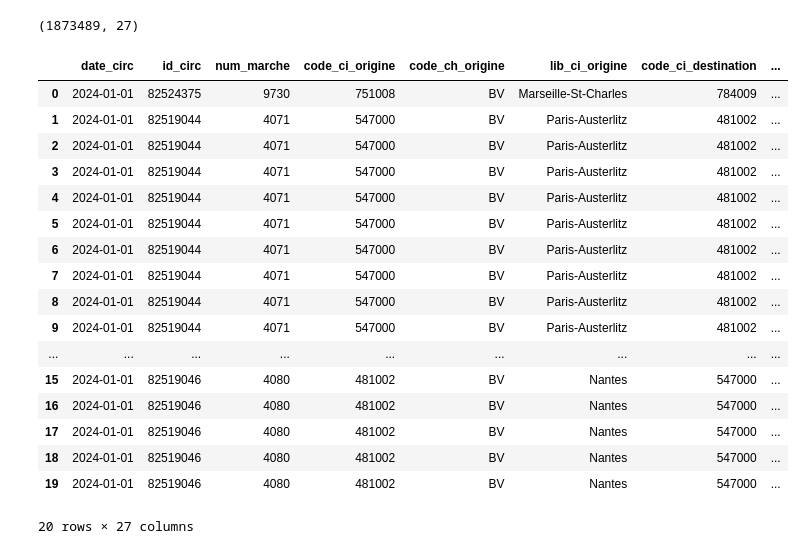
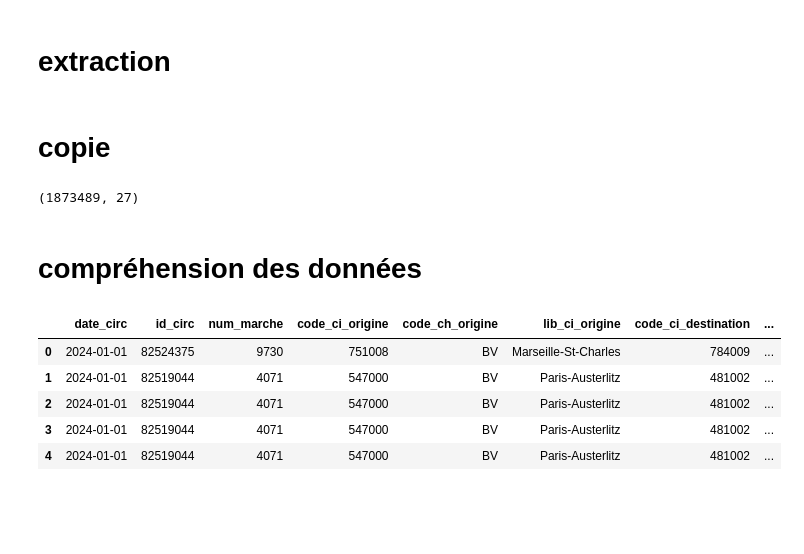
Before and after one commit to Gallien-e/analyse-retard-sncf, a Jupyter notebook: notebooks/1-ingestion.ipynb, the cells around one changed output. Saved outputs shown, nothing was run; the diff lists cells and outputs as text; code cells hidden in the pictures; blank space fills up the shorter version.

```diff
--- a/notebooks/1-ingestion.ipynb
+++ b/notebooks/1-ingestion.ipynb
@@ -3,27 +6,23 @@ import pandas as pd
+# %% [markdown]
+# extraction
 # %%
-df = pd.read_csv("../data/1-raw/slo_annuel_2024.csv")
+df_raw = pd.read_csv("../data/1-raw/slo_annuel_2024.csv")
+# %% [markdown]
+# copie
 # %%
+df = df_raw.copy()
 df.shape
 # %% [output]
 (1873489, 27)
+# %% [markdown]
+# compréhension des données
 # %%
-df.head(20)
+pd.options.display.max_columns = None
+df.head()
 # %% [output]
 |  | date_circ | id_circ | num_marche | code_ci_origine | code_ch_origine | lib_ci_origine | code_ci_destination | ... |
 | 0 | 2024-01-01 | 82524375 | 9730 | 751008 | BV | Marseille-St-Charles | 784009 | ... |
 | 1 | 2024-01-01 | 82519044 | 4071 | 547000 | BV | Paris-Austerlitz | 481002 | ... |
 | 2 | 2024-01-01 | 82519044 | 4071 | 547000 | BV | Paris-Austerlitz | 481002 | ... |
 | 3 | 2024-01-01 | 82519044 | 4071 | 547000 | BV | Paris-Austerlitz | 481002 | ... |
 | 4 | 2024-01-01 | 82519044 | 4071 | 547000 | BV | Paris-Austerlitz | 481002 | ... |
-| 5 | 2024-01-01 | 82519044 | 4071 | 547000 | BV | Paris-Austerlitz | 481002 | ... |
-| 6 | 2024-01-01 | 82519044 | 4071 | 547000 | BV | Paris-Austerlitz | 481002 | ... |
-| 7 | 2024-01-01 | 82519044 | 4071 | 547000 | BV | Paris-Austerlitz | 481002 | ... |
-| 8 | 2024-01-01 | 82519044 | 4071 | 547000 | BV | Paris-Austerlitz | 481002 | ... |
-| 9 | 2024-01-01 | 82519044 | 4071 | 547000 | BV | Paris-Austerlitz | 481002 | ... |
-| ... | ... | ... | ... | ... | ... | ... | ... | ... |
-| 15 | 2024-01-01 | 82519046 | 4080 | 481002 | BV | Nantes | 547000 | ... |
-| 16 | 2024-01-01 | 82519046 | 4080 | 481002 | BV | Nantes | 547000 | ... |
-| 17 | 2024-01-01 | 82519046 | 4080 | 481002 | BV | Nantes | 547000 | ... |
-| 18 | 2024-01-01 | 82519046 | 4080 | 481002 | BV | Nantes | 547000 | ... |
-| 19 | 2024-01-01 | 82519046 | 4080 | 481002 | BV | Nantes | 547000 | ... |
-20 rows × 27 columns
```
Also changed, not shown: parts of 20 cells of this notebook, 3 other files.
